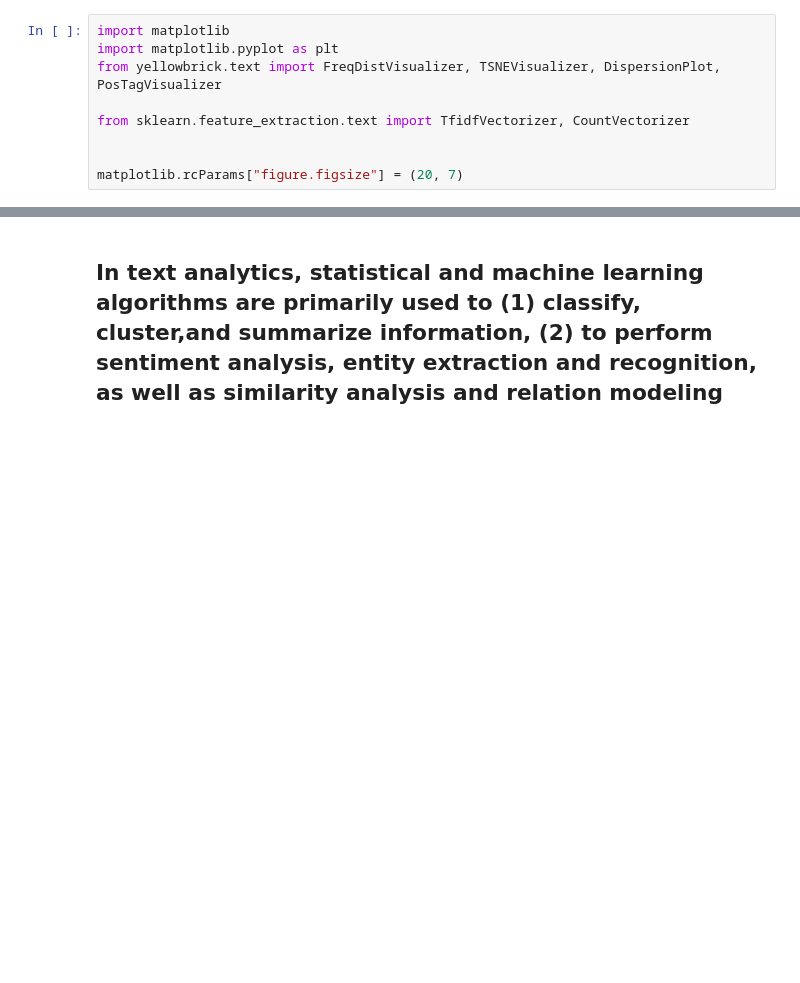
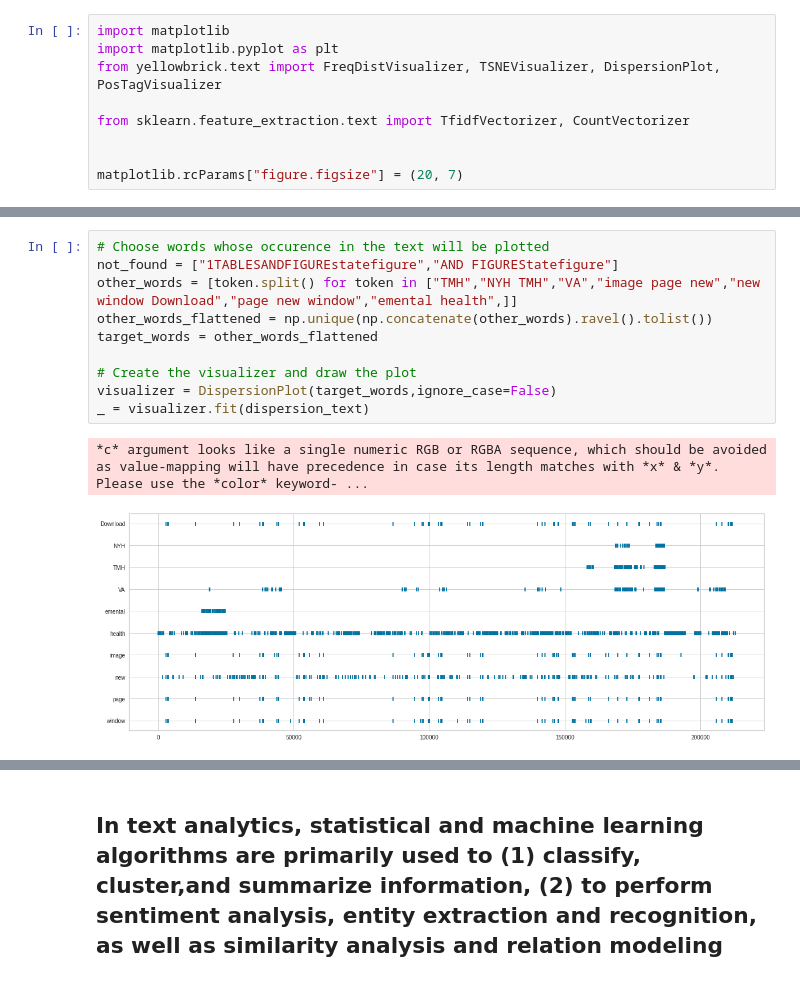
Before and after one commit to VintageGold/Text_Summarization, a Jupyter notebook: Text_Summarization.ipynb, the cells around one changed output, grey strips where cells are left out. Drawn from its saved outputs; the diff is of its cells as text; blank space fills up the shorter version.

```diff
--- a/Text_Summarization.ipynb
+++ b/Text_Summarization.ipynb
@@ -161,3 +182,16 @@ for i in range(figs):
+# %%
+# Choose words whose occurence in the text will be plotted
+not_found = ["1TABLESANDFIGUREstatefigure","AND FIGUREStatefigure"]
+other_words = [token.split() for token in ["TMH","NYH TMH","VA","image page new","new window Download","page new window","emental health",]]
+other_words_flattened = np.unique(np.concatenate(other_words).ravel().tolist())
+target_words = other_words_flattened
+
+# Create the visualizer and draw the plot
+visualizer = DispersionPlot(target_words,ignore_case=False)
+_ = visualizer.fit(dispersion_text)
+# %% [output]
+*c* argument looks like a single numeric RGB or RGBA sequence, which should be avoided as value-mapping will have precedence in case its length matches with *x* & *y*.  Please use the *color* keyword- ...
+[figure, added]
 # %%
 fig, ax = plt.subplots(1,3,figsize=(30,10))
 
```
Also changed, not shown: parts of 17 cells of this notebook.
